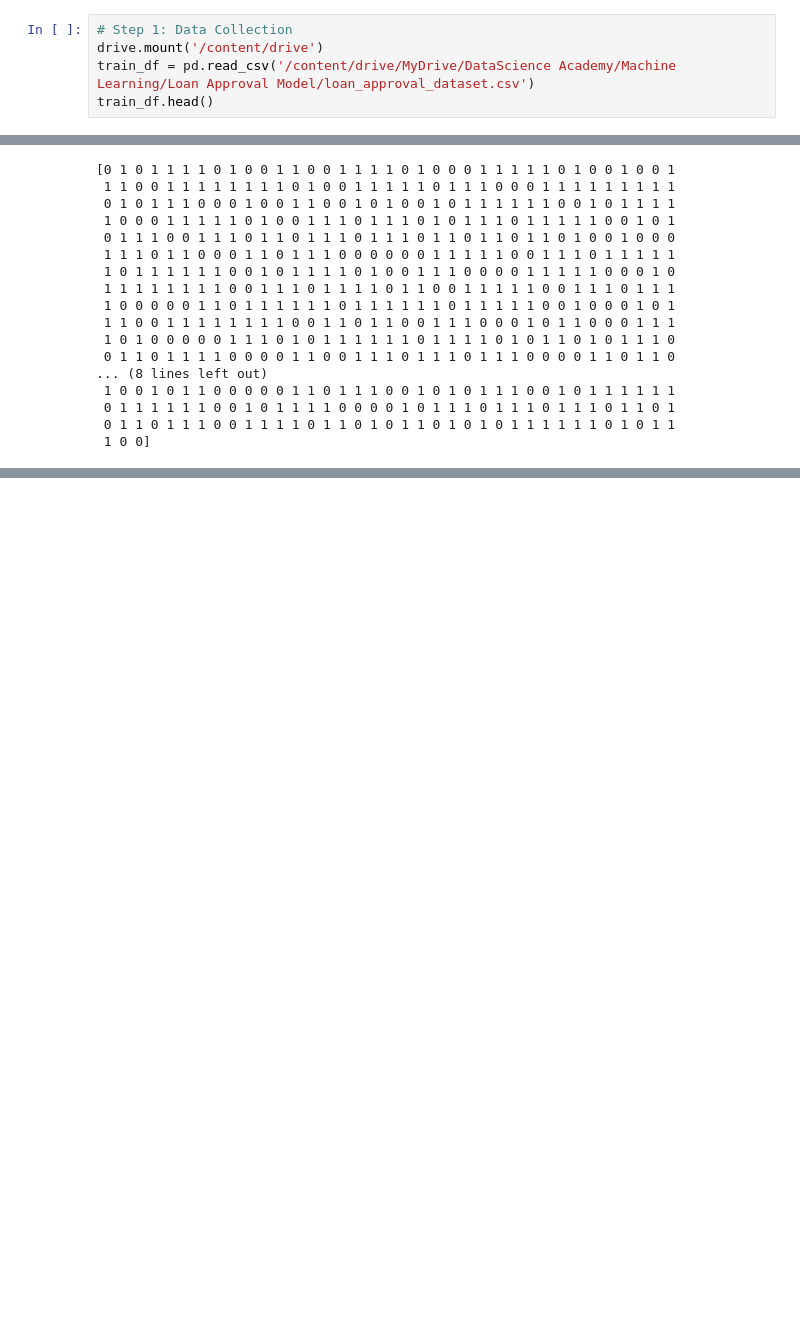
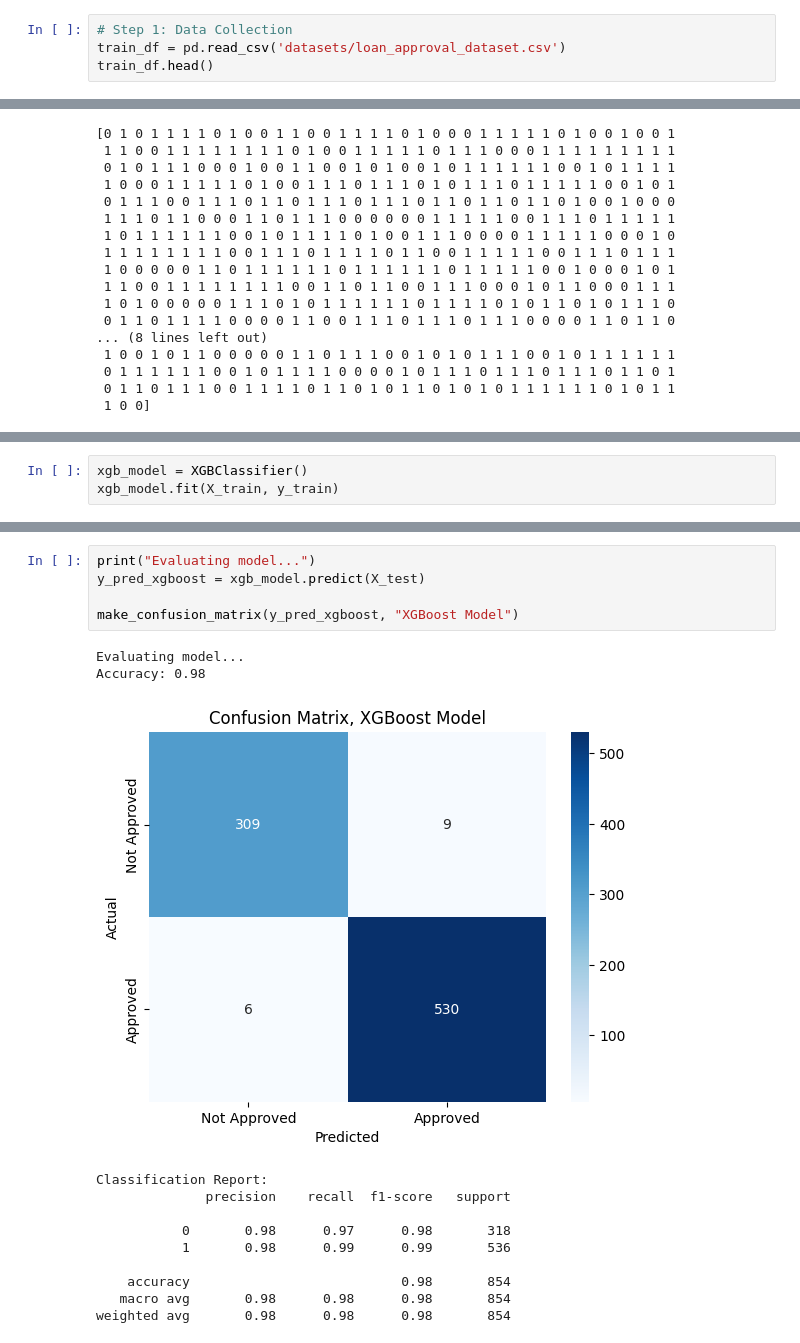
Before and after one commit to Adil7777/LoanApprovalClassificationModel, a Jupyter notebook: LoanApprovalModels.ipynb, the cells around one changed output, grey strips where cells are left out. Saved outputs shown, nothing was run; the diff lists cells and outputs as text; blank space fills up the shorter version.

Commit message:
Added XGboost model and performed grid search on it to tune hyperparameters

```diff
--- a/LoanApprovalModels.ipynb
+++ b/LoanApprovalModels.ipynb
@@ -18,6 +20,5 @@ from sklearn.neighbors import KNeighborsClassifier
 # %%
 # Step 1: Data Collection
-drive.mount('/content/drive')
-train_df = pd.read_csv('/content/drive/MyDrive/DataScience Academy/Machine Learning/Loan Approval Model/loan_approval_dataset.csv')
+train_df = pd.read_csv('datasets/loan_approval_dataset.csv')
 train_df.head()
 # %% [output]
@@ -462,0 +458,3 @@ They result in 0.98 and 0.97 accuracy
+# %%
+xgb_model = XGBClassifier()
+xgb_model.fit(X_train, y_train)
@@ -462,0 +473,18 @@ They result in 0.98 and 0.97 accuracy
+# %%
+print("Evaluating model...")
+y_pred_xgboost = xgb_model.predict(X_test)
+
+make_confusion_matrix(y_pred_xgboost, "XGBoost Model")
+# %% [output]
+Evaluating model...
+Accuracy: 0.98
+[figure, added]
+Classification Report:
+              precision    recall  f1-score   support
+
+           0       0.98      0.97      0.98       318
+           1       0.98      0.99      0.99       536
+
+    accuracy                           0.98       854
+   macro avg       0.98      0.98      0.98       854
+weighted avg       0.98      0.98      0.98       854
```
Also changed, not shown: parts of 17 cells of this notebook, 2 other files.
